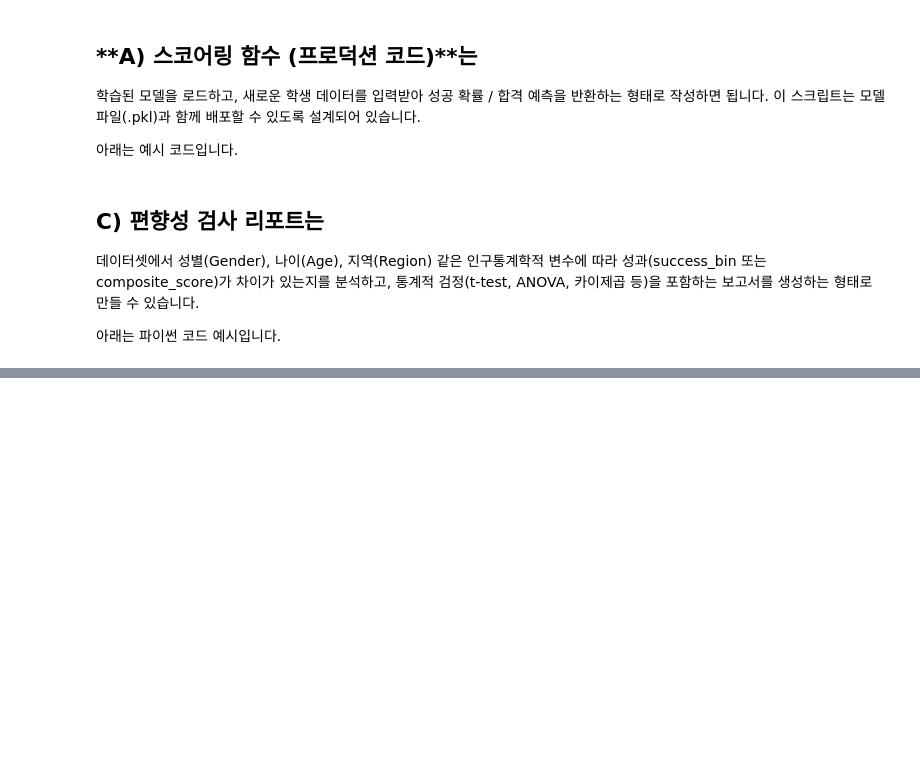
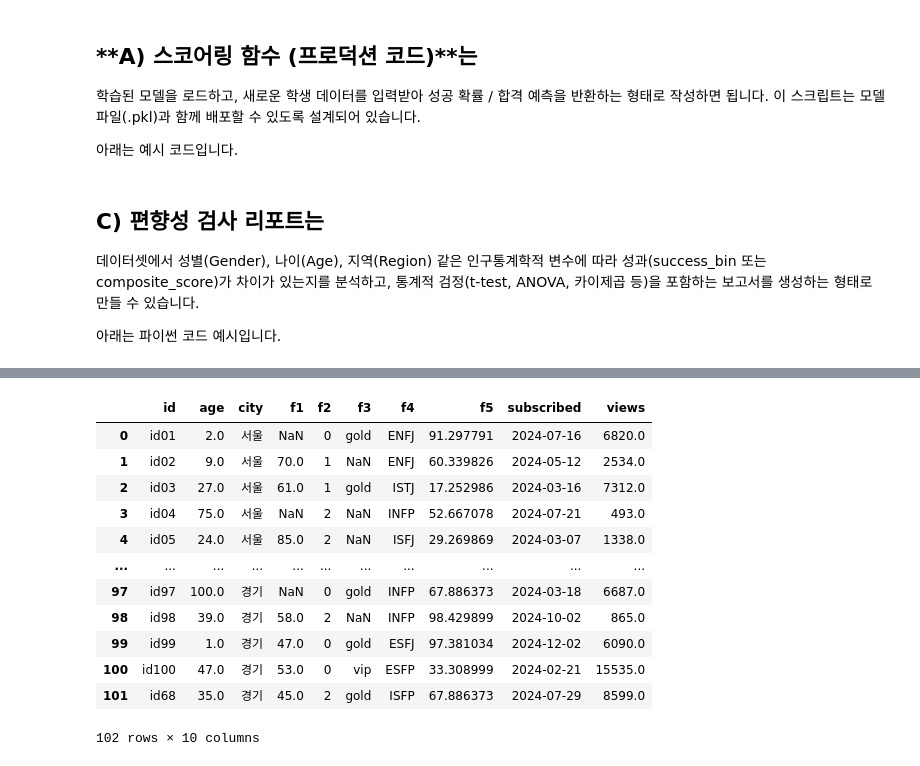
Before and after one commit to va4756/yemoon_bigdata_test, a Jupyter notebook: sinagong_bigdata.ipynb, the cells around one changed output, grey strips where cells are left out. Saved outputs shown, nothing was run; the diff lists cells and outputs as text; code cells hidden in the pictures; blank space fills up the shorter version.

```diff
--- a/sinagong_bigdata.ipynb
+++ b/sinagong_bigdata.ipynb
@@ -3367,0 +3387,6 @@ print(report_df)
+# %%
+# 01. 필터링, 최솟값, 중앙값
+import pandas as pd
+df = pd.read_csv('/content/bigdata_analyst_cert_v2/part1/ch3/type1_data1.csv')
+print(df.shape)
+df.head()
@@ -3367,0 +3416,18 @@ print(report_df)
+# %%
+cond = df['f5'] != 0
+df = df[cond]
+df
+# %% [output]
+|  | id | age | city | f1 | f2 | f3 | f4 | f5 | subscribed | views |
+| 0 | id01 | 2.0 | 서울 | NaN | 0 | gold | ENFJ | 91.297791 | 2024-07-16 | 6820.0 |
+| 1 | id02 | 9.0 | 서울 | 70.0 | 1 | NaN | ENFJ | 60.339826 | 2024-05-12 | 2534.0 |
+| 2 | id03 | 27.0 | 서울 | 61.0 | 1 | gold | ISTJ | 17.252986 | 2024-03-16 | 7312.0 |
+| 3 | id04 | 75.0 | 서울 | NaN | 2 | NaN | INFP | 52.667078 | 2024-07-21 | 493.0 |
+| 4 | id05 | 24.0 | 서울 | 85.0 | 2 | NaN | ISFJ | 29.269869 | 2024-03-07 | 1338.0 |
+| ... | ... | ... | ... | ... | ... | ... | ... | ... | ... | ... |
+| 97 | id97 | 100.0 | 경기 | NaN | 0 | gold | INFP | 67.886373 | 2024-03-18 | 6687.0 |
+| 98 | id98 | 39.0 | 경기 | 58.0 | 2 | NaN | INFP | 98.429899 | 2024-10-02 | 865.0 |
+| 99 | id99 | 1.0 | 경기 | 47.0 | 0 | gold | ESFJ | 97.381034 | 2024-12-02 | 6090.0 |
+| 100 | id100 | 47.0 | 경기 | 53.0 | 0 | vip | ESFP | 33.308999 | 2024-02-21 | 15535.0 |
+| 101 | id68 | 35.0 | 경기 | 45.0 | 2 | gold | ISFP | 67.886373 | 2024-07-29 | 8599.0 |
+102 rows × 10 columns
```
Also changed, not shown: parts of 20 cells of this notebook.
